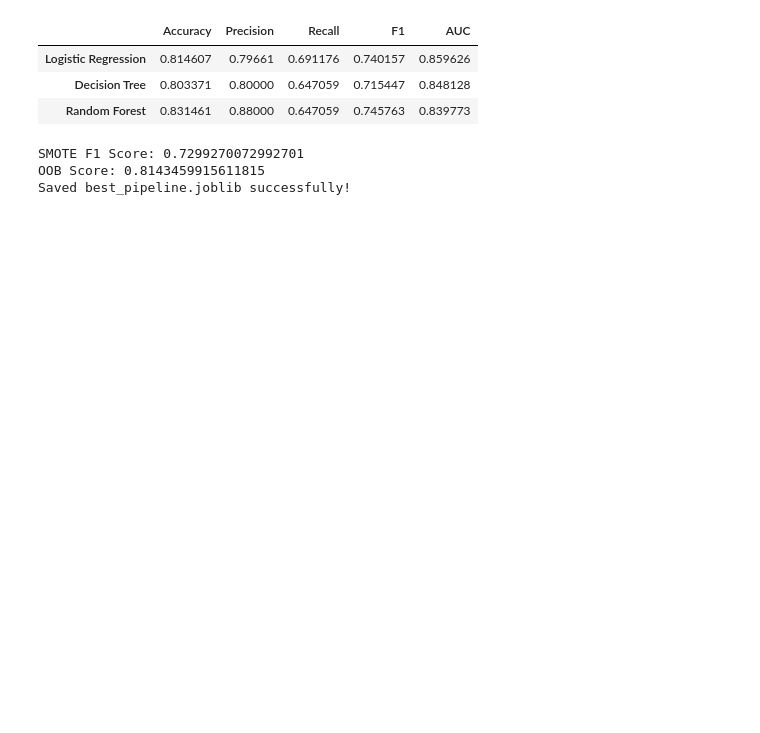
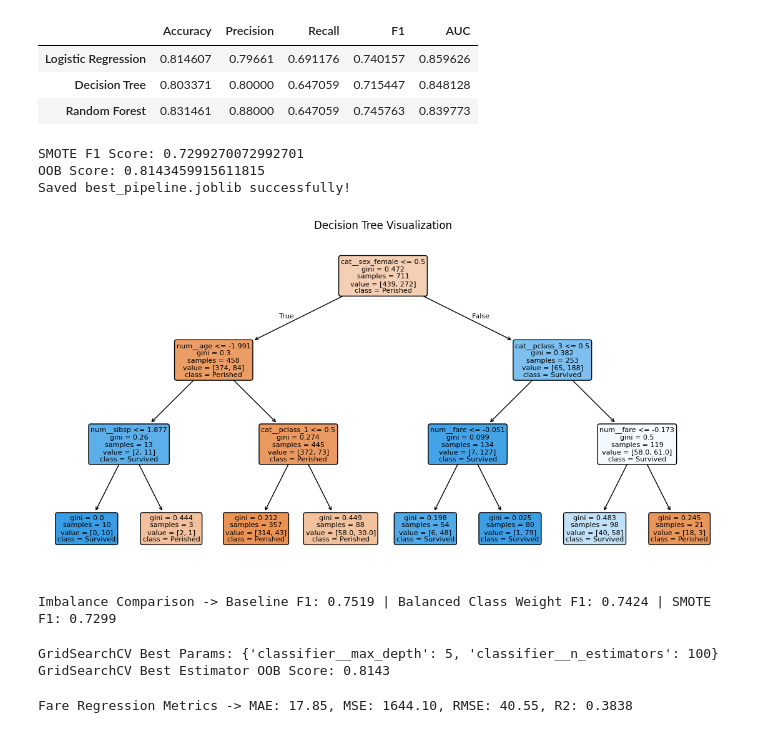
Before and after one commit to KNaveenKumar8910/zepto-ai-platform, a Jupyter notebook: analytics/01_eda.ipynb, the cells around one changed output. Cells and saved outputs as stored; diff of their text form; code cells hidden in the pictures; blank space fills up the shorter version.

```diff
--- a/analytics/01_eda.ipynb
+++ b/analytics/01_eda.ipynb
@@ -177,3 +220,65 @@ print("Saved best_pipeline.joblib successfully!")
 SMOTE F1 Score: 0.7299270072992701
 OOB Score: 0.8143459915611815
 Saved best_pipeline.joblib successfully!
+# %%
+# 3. DECISION TREE VISUALIZATION (plot_tree)
+dt_clf = DecisionTreeClassifier(max_depth=3, random_state=42)
+pipe_dt = Pipeline([('preprocessor', preprocessor), ('clf', dt_clf)])
+pipe_dt.fit(X_train, y_train)
+
+plt.figure(figsize=(14, 7))
+plot_tree(pipe_dt.named_steps['clf'], filled=True, feature_names=pipe_dt.named_steps['preprocessor'].get_feature_names_out(), class_names=['Perished', 'Survived'], rounded=True, fontsize=8)
+plt.title("Decision Tree Visualization")
+plt.show()
+# %% [output]
+[figure, added]
+# %%
+# 4. 3-WAY IMBALANCE COMPARISON (Baseline vs Balanced vs SMOTE)
+rf_base = RandomForestClassifier(random_state=42).fit(X_train_proc, y_train)
+rf_bal = RandomForestClassifier(class_weight='balanced', random_state=42).fit(X_train_proc, y_train)
+
+f1_base = f1_score(y_test, rf_base.predict(X_test_proc))
+f1_bal = f1_score(y_test, rf_bal.predict(X_test_proc))
+f1_smote = f1_score(y_test, rf_sm.predict(X_test_proc))
+
+print(f"Imbalance Comparison -> Baseline F1: {f1_base:.4f} | Balanced Class Weight F1: {f1_bal:.4f} | SMOTE F1: {f1_smote:.4f}")
+# %% [output]
+Imbalance Comparison -> Baseline F1: 0.7519 | Balanced Class Weight F1: 0.7424 | SMOTE F1: 0.7299
+# %%
+# 5. GRIDSEARCHCV ON RANDOM FOREST WITH OOB SCORE
+param_grid = {'classifier__n_estimators': [50, 100], 'classifier__max_depth': [3, 5]}
+rf_oob = RandomForestClassifier(oob_score=True, random_state=42)
+pipe_rf = Pipeline([('preprocessor', preprocessor), ('classifier', rf_oob)])
+
+grid = GridSearchCV(pipe_rf, param_grid, cv=3, scoring='f1')
+grid.fit(X_train, y_train)
+print(f"GridSearchCV Best Params: {grid.best_params_}")
+print(f"GridSearchCV Best Estimator OOB Score: {grid.best_estimator_.named_steps['classifier'].oob_score_:.4f}")
+# %% [output]
+GridSearchCV Best Params: {'classifier__max_depth': 5, 'classifier__n_estimators': 100}
+GridSearchCV Best Estimator OOB Score: 0.8143
+# %%
+# 6. REGRESSION SUB-TASK (Predicting Fare) & HETEROSCEDASTICITY CHECK
+reg_features = ['pclass', 'sex', 'age', 'sibsp', 'parch', 'embarked']
+X_reg = df[reg_features]
+y_reg = df['fare']
+
+X_reg_train, X_reg_test, y_reg_train, y_reg_test = train_test_split(X_reg, y_reg, test_size=0.2, random_state=42)
+
+reg_preprocessor = ColumnTransformer([
+    ('num', Pipeline([('imp', SimpleImputer(strategy='median')), ('scale', StandardScaler())]), ['age', 'sibsp', 'parch']),
+    ('cat', Pipeline([('imp', SimpleImputer(strategy='most_frequent')), ('ohe', OneHotEncoder(handle_unknown='ignore'))]), ['sex', 'embarked', 'pclass'])
+])
+
+reg_pipe = Pipeline([('prep', reg_preprocessor), ('reg', LinearRegression())])
+reg_pipe.fit(X_reg_train, y_reg_train)
+reg_preds = reg_pipe.predict(X_reg_test)
+
+mae = mean_absolute_error(y_reg_test, reg_preds)
+mse = mean_squared_error(y_reg_test, reg_preds)
+rmse = np.sqrt(mse)
+r2 = r2_score(y_reg_test, reg_preds)
+
+print(f"Fare Regression Metrics -> MAE: {mae:.2f}, MSE: {mse:.2f}, RMSE: {rmse:.2f}, R2: {r2:.4f}")
+# %% [output]
+Fare Regression Metrics -> MAE: 17.85, MSE: 1644.10, RMSE: 40.55, R2: 0.3838
```
Also changed, not shown: parts of 3 cells of this notebook.
